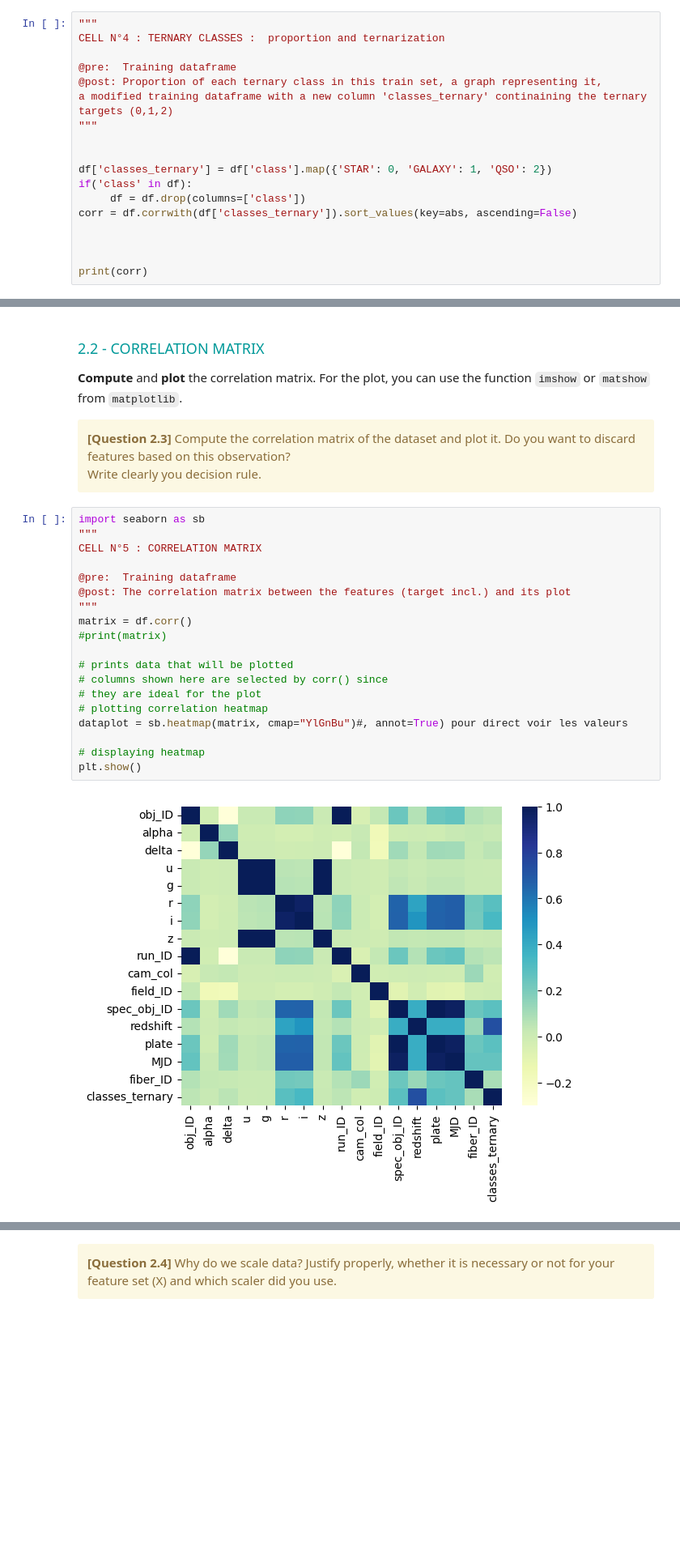
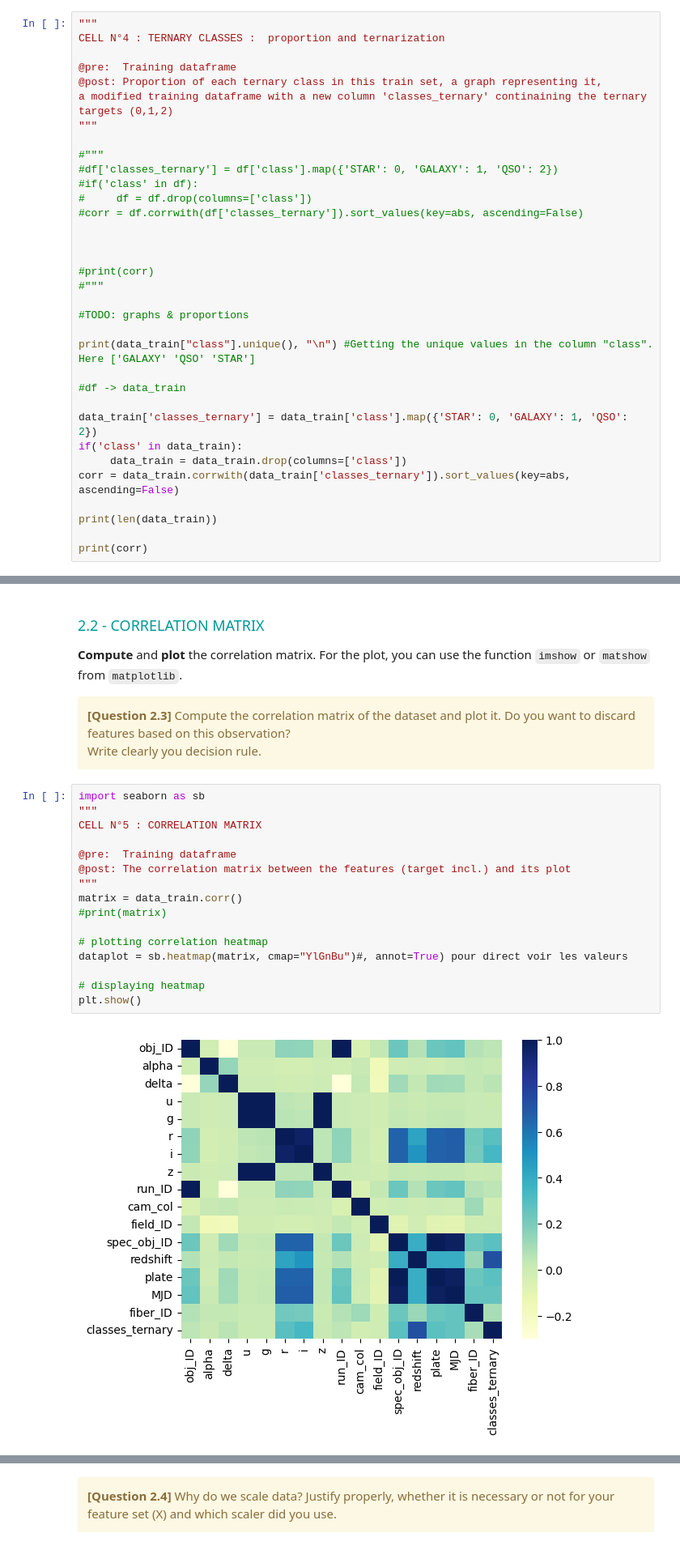
Before and after one commit to killianson/Hackathon-2, a Jupyter notebook: Hackathon02-Classification.ipynb, the cells around one changed output, grey strips where cells are left out. Shown at 81% size. Cells and saved outputs as stored; diff of their text form; blank space fills up the shorter version.

```diff
--- a/Hackathon02-Classification.ipynb
+++ b/Hackathon02-Classification.ipynb
@@ -229,13 +284,29 @@ CELL N°4 : TERNARY CLASSES :  proportion and ternarization
 a modified training dataframe with a new column 'classes_ternary' continaining the ternary targets (0,1,2)
 """
 
-
-df['classes_ternary'] = df['class'].map({'STAR': 0, 'GALAXY': 1, 'QSO': 2})
-if('class' in df):
-     df = df.drop(columns=['class'])
-corr = df.corrwith(df['classes_ternary']).sort_values(key=abs, ascending=False)
+#"""
+#df['classes_ternary'] = df['class'].map({'STAR': 0, 'GALAXY': 1, 'QSO': 2})
+#if('class' in df):
+#     df = df.drop(columns=['class'])
+#corr = df.corrwith(df['classes_ternary']).sort_values(key=abs, ascending=False)
 
 
 
+#print(corr)
+#"""
+
+#TODO: graphs & proportions
+
+print(data_train["class"].unique(), "\n") #Getting the unique values in the column "class". Here ['GALAXY' 'QSO' 'STAR']
+
+#df -> data_train
+
+data_train['classes_ternary'] = data_train['class'].map({'STAR': 0, 'GALAXY': 1, 'QSO': 2})
+if('class' in data_train):
+     data_train = data_train.drop(columns=['class'])
+corr = data_train.corrwith(data_train['classes_ternary']).sort_values(key=abs, ascending=False)
+
+print(len(data_train))
+
 print(corr)
 # %% [output]
@@ -269,24 +339,21 @@ Write clearly you decision rule.
 # %%
 import seaborn as sb
 """
 CELL N°5 : CORRELATION MATRIX
 
 @pre:  Training dataframe
 @post: The correlation matrix between the features (target incl.) and its plot
 """
-matrix = df.corr()
+matrix = data_train.corr()
 #print(matrix)
 
-# prints data that will be plotted
-# columns shown here are selected by corr() since
-# they are ideal for the plot
 # plotting correlation heatmap
 dataplot = sb.heatmap(matrix, cmap="YlGnBu")#, annot=True) pour direct voir les valeurs
 
 # displaying heatmap
 plt.show()
 # %% [output]
-[figure, old version]
+[figure, new version]
 # %% [markdown]
 <font size=4 color=#009999> <br> 2.3 - DATA SCALING AND NORMALIZATION</font> <br>
 
```
Also changed, not shown: parts of 3 cells of this notebook.
